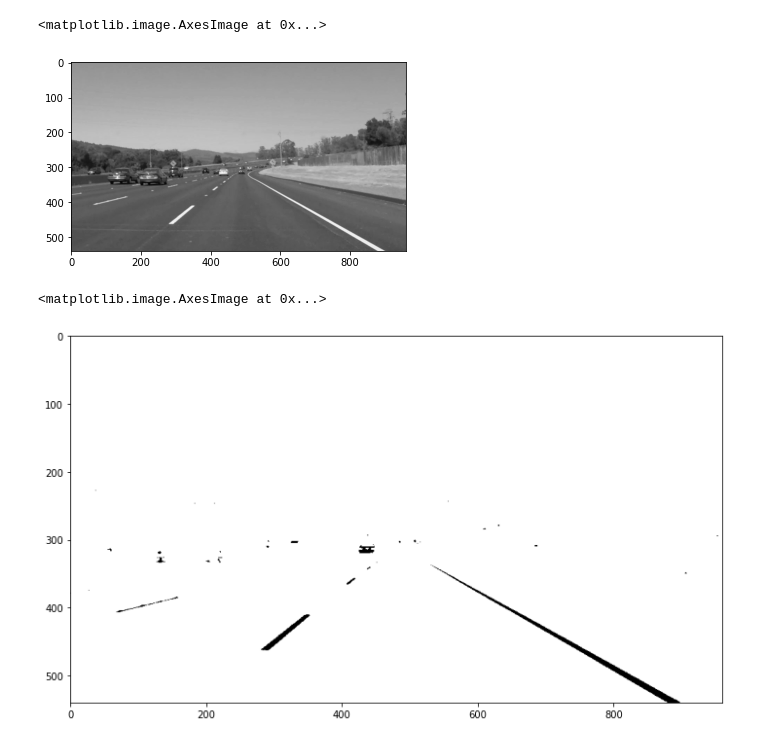
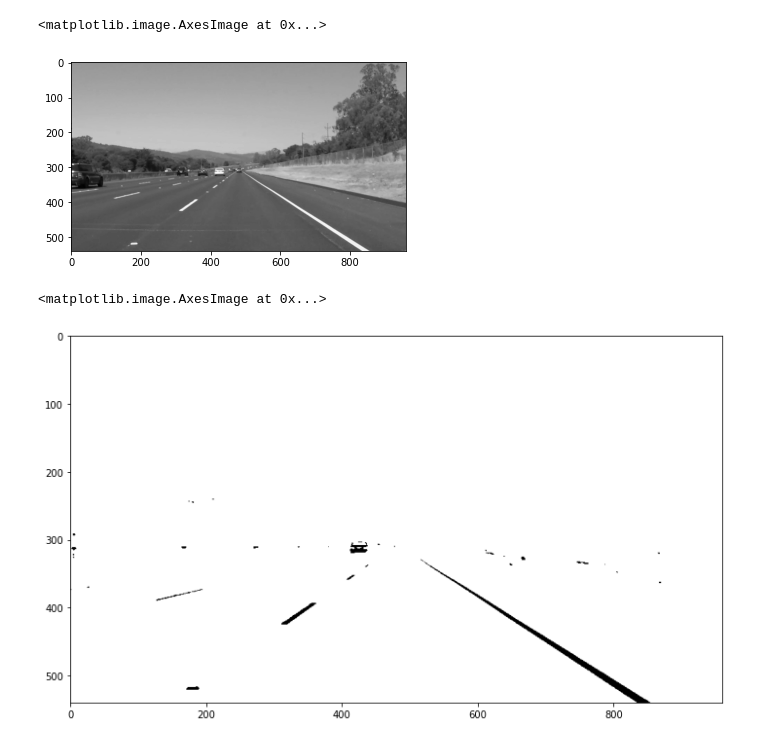
Before and after one commit to fayyoz24/CV_challenge, a Jupyter notebook: try.ipynb, the cells around one changed output. Saved outputs shown, nothing was run; the diff lists cells and outputs as text; code cells hidden in the pictures.

```diff
--- a/try.ipynb
+++ b/try.ipynb
@@ -15,20 +15,20 @@ def imshow(raw_pic):
     plt.figure(figsize=(12,14))
     return plt.imshow(modified)
 # %%
-image = cv2.imread('./Images/solidWhiteCurve.jpg')
-gray_image = cv2.imread('./Images/solidWhiteCurve.jpg',cv2.IMREAD_GRAYSCALE)
+image = cv2.imread('./Images/solidWhiteRight.jpg')
+gray_image = cv2.imread('./Images/solidWhiteRight.jpg',cv2.IMREAD_GRAYSCALE)
 gray_image
 plt.imshow(gray_image, cmap='gray')
 # %% [output]
 <matplotlib.image.AxesImage at 0x...>
-[figure, old version]
+[figure, new version]
 # %%
-retval, dst = cv2.threshold(gray_image,200,255,cv2.THRESH_BINARY_INV)
+retval, dst = cv2.threshold(gray_image,201,255,cv2.THRESH_BINARY_INV)
 
 imshow(dst)
 # %% [output]
 <matplotlib.image.AxesImage at 0x...>
-[figure, old version]
+[figure, new version]
 # %%
 # cross = cv2.getStructuringElement(cv2.MORPH_CROSS,(7,7))
 # ret, threshold = cv2.threshold(gray_image,200,255,cv2.THRESH_BINARY_INV)
```
Also changed, not shown: parts of 15 cells of this notebook.
